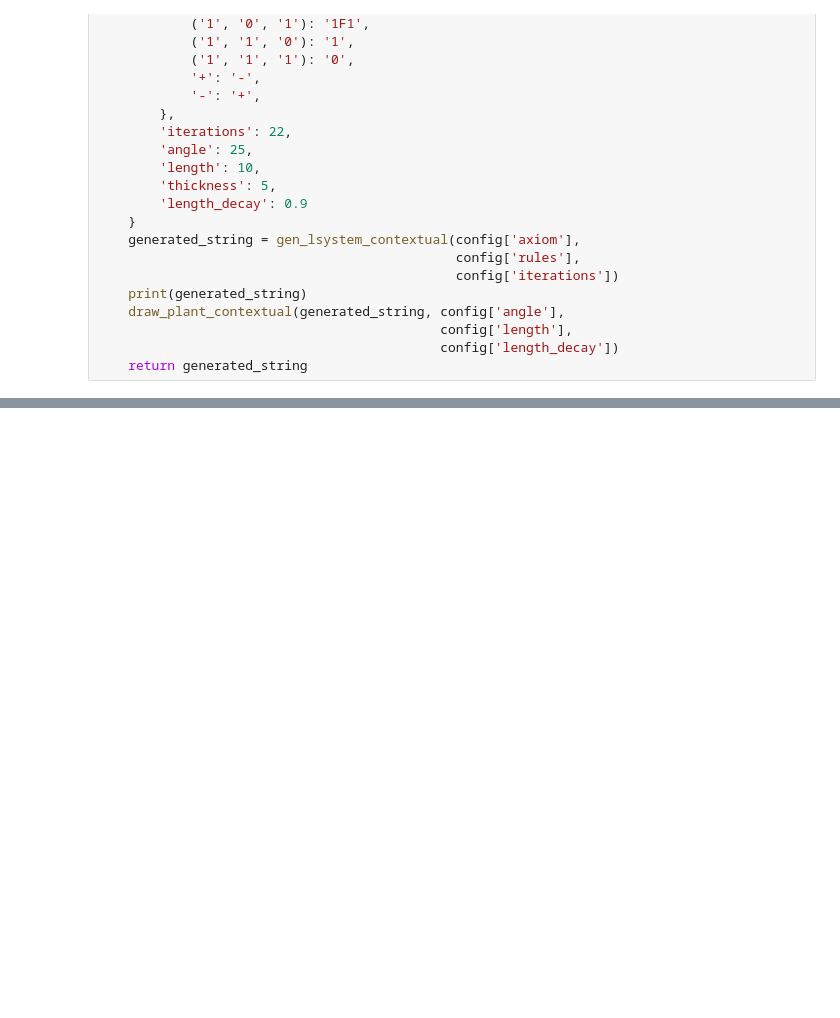
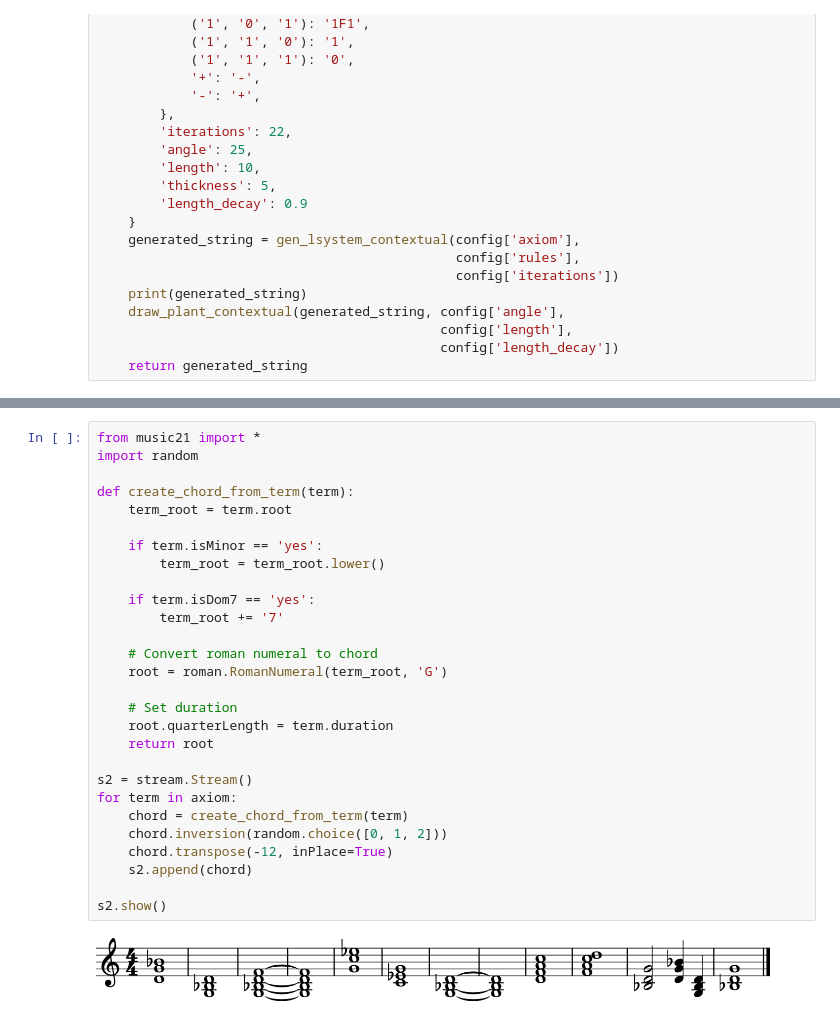
Before and after one commit to randomLevelup/algocomps, a Jupyter notebook: comp1.ipynb, the cells around one changed output, grey strips where cells are left out. Cells and saved outputs as stored; diff of their text form; blank space fills up the shorter version.

Commit message:
now with chords

```diff
--- a/comp1.ipynb
+++ b/comp1.ipynb
@@ -253,0 +553,30 @@ s1.show('midi')
+# %%
+from music21 import *
+import random
+
+def create_chord_from_term(term):
+    term_root = term.root
+
+    if term.isMinor == 'yes':
+        term_root = term_root.lower()
+
+    if term.isDom7 == 'yes':
+        term_root += '7'
+
+    # Convert roman numeral to chord
+    root = roman.RomanNumeral(term_root, 'G')
+
+    # Set duration
+    root.quarterLength = term.duration
+    return root
+
+s2 = stream.Stream()
+for term in axiom:
+    chord = create_chord_from_term(term)
+    chord.inversion(random.choice([0, 1, 2]))
+    chord.transpose(-12, inPlace=True)
+    s2.append(chord)
+
+s2.show()
+# %% [output]
+[figure, added]
```
Also changed, not shown: parts of 7 cells of this notebook, 1 other file.
